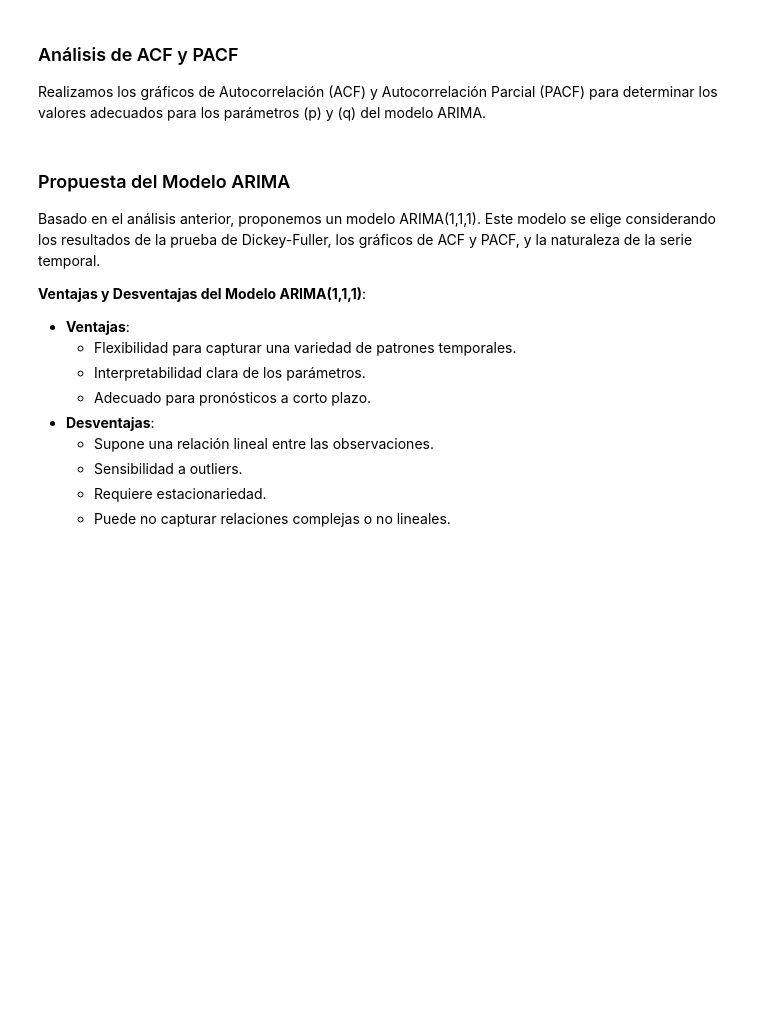
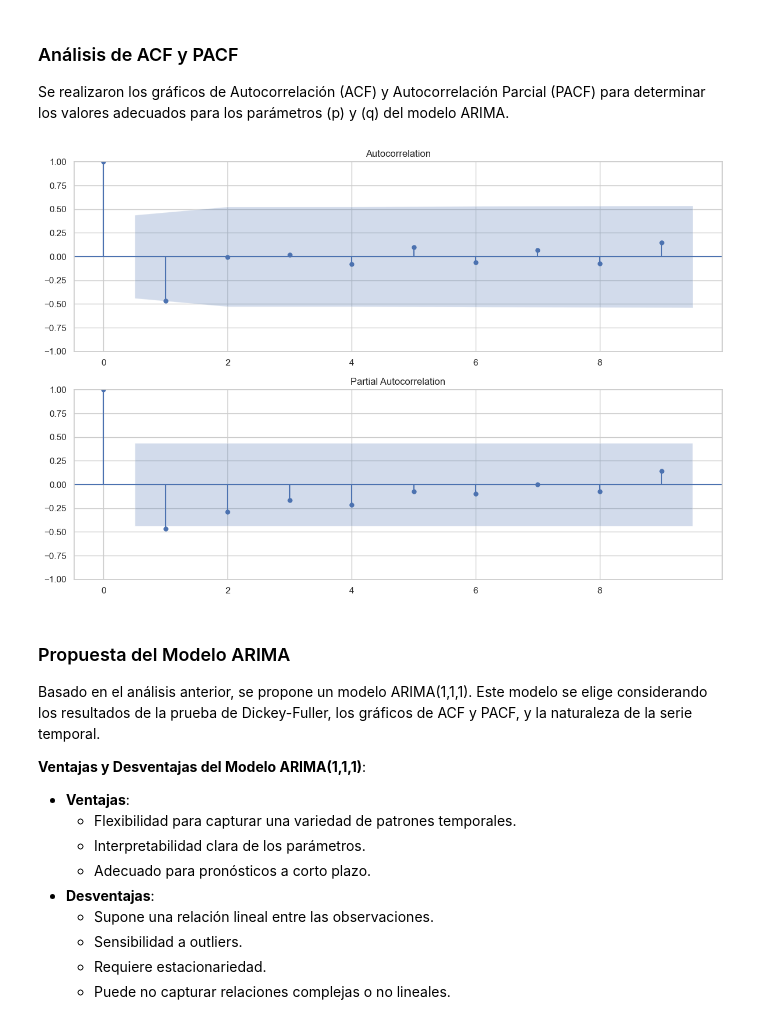
Before and after one commit to gggandre/modulo5_evidencias, a Jupyter notebook: implementacion/Amazon_Products_Time_Series_Analysis.ipynb, the cells around one changed output. Drawn from its saved outputs; the diff is of its cells as text; code cells hidden in the pictures; blank space fills up the shorter version.

```diff
--- a/implementacion/Amazon_Products_Time_Series_Analysis.ipynb
+++ b/implementacion/Amazon_Products_Time_Series_Analysis.ipynb
@@ -165,24 +193,22 @@ mean_variance
 # %% [markdown]
 ### Análisis de ACF y PACF
-Realizamos los gráficos de Autocorrelación (ACF) y Autocorrelación Parcial (PACF) para determinar los valores adecuados para los parámetros \(p\) y \(q\) del modelo ARIMA.
+Se realizaron los gráficos de Autocorrelación (ACF) y Autocorrelación Parcial (PACF) para determinar los valores adecuados para los parámetros \(p\) y \(q\) del modelo ARIMA.
 # %%
 # Diferenciar la serie para obtener estacionariedad
 differenced_series = product_launches_per_year.diff().dropna()
 
-# Graficar ACF y PACF
+# Graficar ACF y PACF con un número aún más reducido de rezagos
 fig, (ax1, ax2) = plt.subplots(2, 1, figsize=(12, 8))
-
-# Autocorrelación (ACF)
-plot_acf(differenced_series, ax=ax1, lags=20)
-
-# Autocorrelación Parcial (PACF)
-plot_pacf(differenced_series, ax=ax2, lags=20)
+plot_acf(differenced_series, ax=ax1, lags=9)  # Reducir el número de rezagos
+plot_pacf(differenced_series, ax=ax2, lags=9)  # Reducir el número de rezagos
 
 plt.tight_layout()
 plt.show()
+# %% [output]
+[figure, added]
 # %% [markdown]
 ### Propuesta del Modelo ARIMA
-Basado en el análisis anterior, proponemos un modelo ARIMA(1,1,1). Este modelo se elige considerando los resultados de la prueba de Dickey-Fuller, los gráficos de ACF y PACF, y la naturaleza de la serie temporal.
+Basado en el análisis anterior, se propone un modelo ARIMA(1,1,1). Este modelo se elige considerando los resultados de la prueba de Dickey-Fuller, los gráficos de ACF y PACF, y la naturaleza de la serie temporal.
 
 **Ventajas y Desventajas del Modelo ARIMA(1,1,1)**:
 - **Ventajas**:
```
Also changed, not shown: parts of 15 cells of this notebook, 1 other file.
